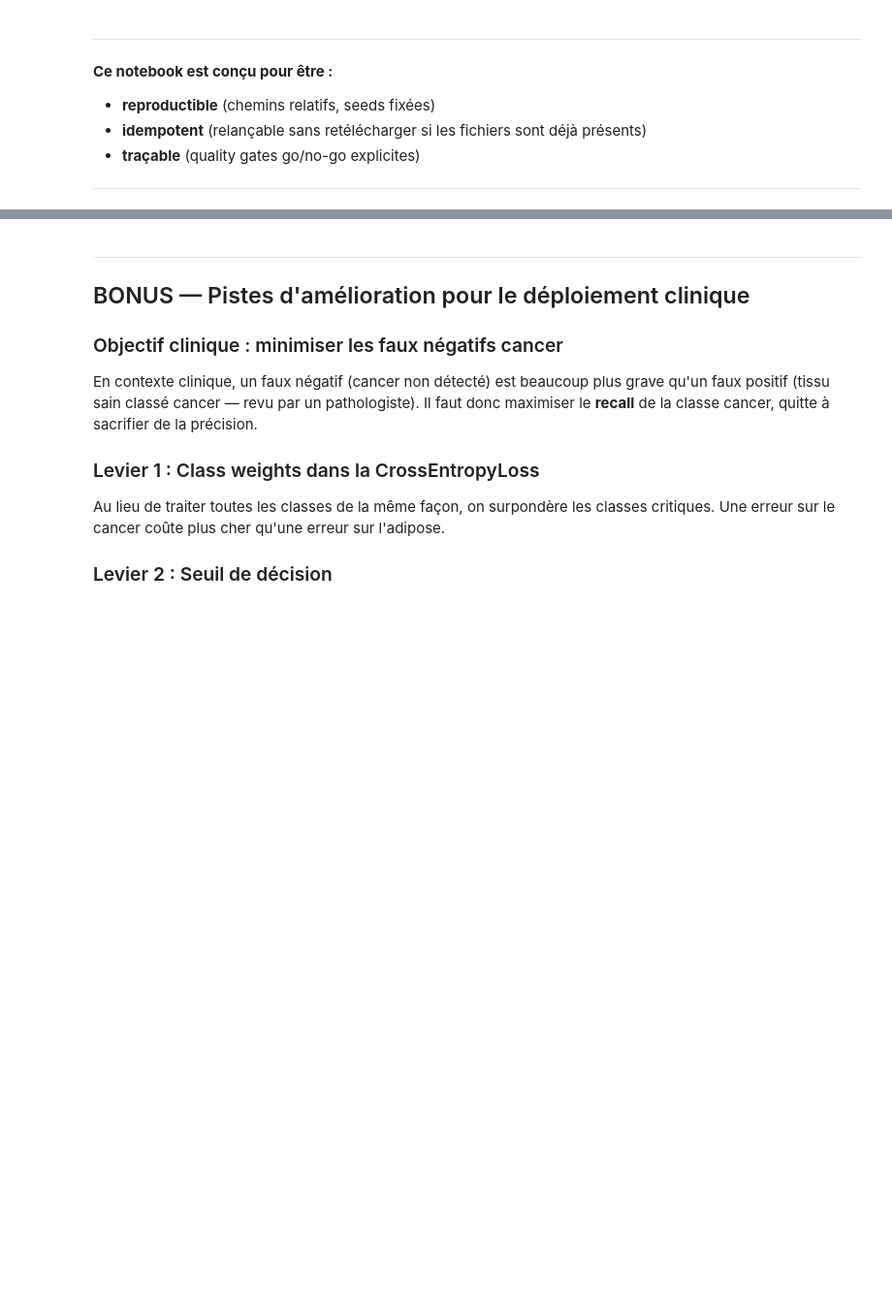
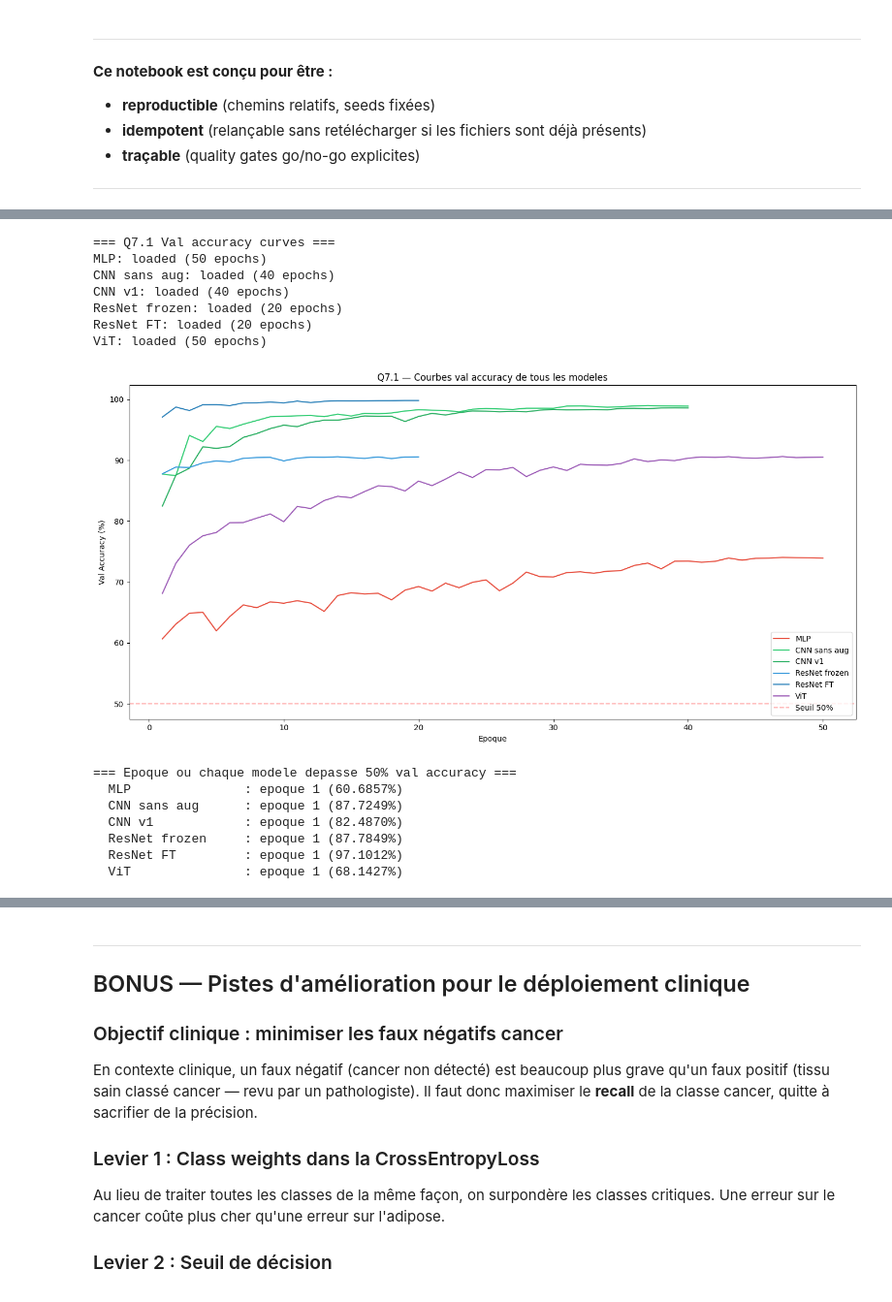
Before and after one commit to xiabizot/projet-dl, a Jupyter notebook: NOTEBOOK_7_Comparaison_PathMNIST.ipynb, the cells around one changed output, grey strips where cells are left out. Shown at 97% size. Drawn from its saved outputs; the diff is of its cells as text; code cells hidden in the pictures; blank space fills up the shorter version.

```diff
--- a/NOTEBOOK_7_Comparaison_PathMNIST.ipynb
+++ b/NOTEBOOK_7_Comparaison_PathMNIST.ipynb
@@ -175,0 +119,15 @@ plt.show()
+# %%
+print("=== 7.1 Summary Table ===")
+print(f'{"Model":<22s} {"Test acc":>10s} {"Params":>12s} {"Time":>8s}')
+print("-" * 55)
+rows = [
+    ("MLP", 68.02, 1370121, 521),
+    ("CNN sans aug", 88.86, 436649, 608),
+    ("CNN v1 (ColorJitter)", 91.78, 436649, 1245),
+    ("ResNet frozen", 87.14, 4617, 2057),
+    ("ResNet fine-tuning", 91.77, 11181129, 3932),
+    ("ViT (patch 7)", 81.98, 815753, 931),
+    ("ViT (sans pos)", 83.40, 815753, 916),
+]
+for name, acc, params, t in rows:
+    print(f'{name:<22s} {acc:>9.2f}% {params:>12,} {t:>7.0f}s')
@@ -175,0 +145,63 @@ plt.show()
+# %%
+print("=== Q7.1 Val accuracy curves ===")
+import pickle
+DATA_DIR = os.path.join(".", "data")
+
+histories = {}
+files = {
+    "MLP": "NB2_mlp_history.pkl",
+    "CNN sans aug": "NB3_cnn_history_no_aug.pkl",
+    "CNN v1": "NB3_cnn_history_v1.pkl",
+    "ResNet frozen": "resnet_frozen_history.pkl",
+    "ResNet FT": "resnet_finetune_history.pkl",
+    "ViT": "vit_history.pkl",
+}
+for name, fname in files.items():
+    fpath = os.path.join(DATA_DIR, "models", fname)
+    if os.path.exists(fpath):
+        with open(fpath, "rb") as f:
+            histories[name] = pickle.load(f)
+        print(f"{name}: loaded ({len(histories[name].get('val_accuracy', histories[name].get('val_acc', [])))} epochs)")
+    else:
+        print(f"{name}: not found ({fpath})")
+
+fig, ax = plt.subplots(figsize=(14, 7))
+colors = ["#e74c3c", "#2ecc71", "#27ae60", "#3498db", "#2980b9", "#9b59b6"]
+for (name, hist), color in zip(histories.items(), colors):
+    epochs = range(1, len(hist.get("val_accuracy", hist.get("val_acc", []))) + 1)
+    ax.plot(epochs, [v*100 for v in hist.get("val_accuracy", hist.get("val_acc", []))], label=name, color=color)
+ax.axhline(50, color="red", linestyle="--", alpha=0.3, label="Seuil 50%")
+ax.set_xlabel("Epoque")
+ax.set_ylabel("Val Accuracy (%)")
+ax.set_title("Q7.1 — Courbes val accuracy de tous les modeles")
+ax.legend()
+plt.tight_layout()
+plt.savefig(os.path.join(DATA_DIR, "graphs", "NB7_val_accuracy_all.png"), dpi=120, bbox_inches="tight")
+plt.show()
+
+print("\n=== Epoque ou chaque modele depasse 50% val accuracy ===")
+for name, hist in histories.items():
+    found = False
+    for e, v in enumerate(hist.get("val_accuracy", hist.get("val_acc", []))):
+        if v > 0.50:
+            print(f"  {name:<18s}: epoque {e+1} ({v*100:.4f}%)")
+            found = True
+            break
+    if not found:
+        print(f"  {name}: jamais depasse 50%")
+# %% [output]
+=== Q7.1 Val accuracy curves ===
+MLP: loaded (50 epochs)
+CNN sans aug: loaded (40 epochs)
+CNN v1: loaded (40 epochs)
+ResNet frozen: loaded (20 epochs)
+ResNet FT: loaded (20 epochs)
+ViT: loaded (50 epochs)
+[figure, added]
+=== Epoque ou chaque modele depasse 50% val accuracy ===
+  MLP               : epoque 1 (60.6857%)
+  CNN sans aug      : epoque 1 (87.7249%)
+  CNN v1            : epoque 1 (82.4870%)
+  ResNet frozen     : epoque 1 (87.7849%)
+  ResNet FT         : epoque 1 (97.1012%)
+  ViT               : epoque 1 (68.1427%)
```
Also changed, not shown: parts of 27 cells of this notebook.
